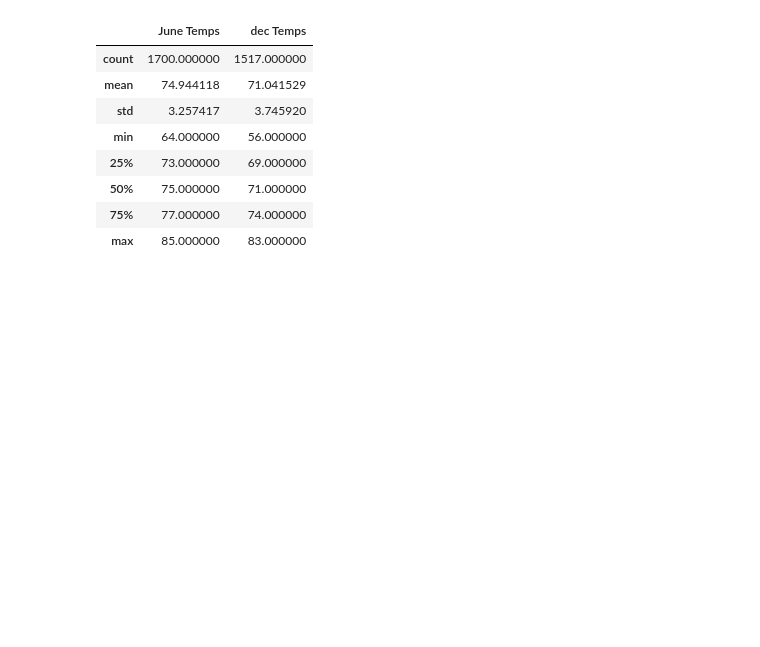
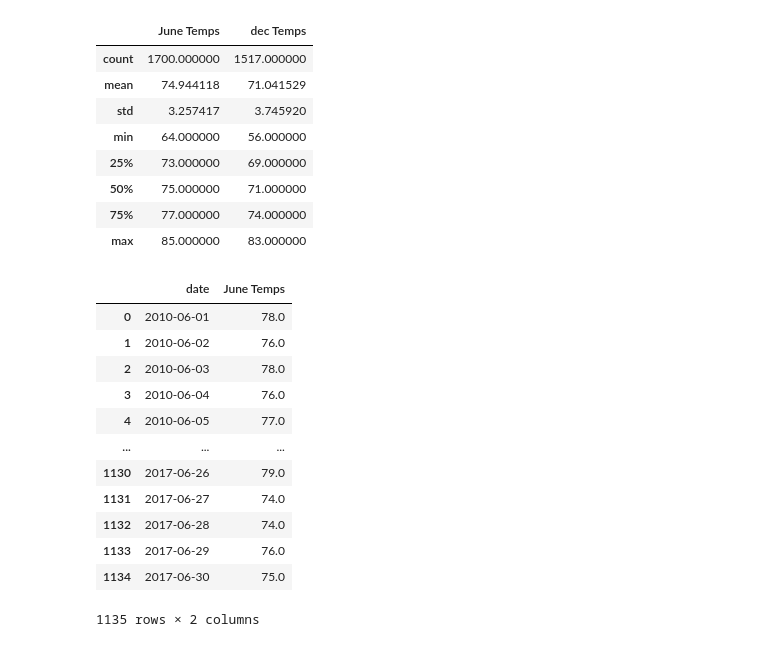
Before and after one commit to RH015/climate_analysis, a Jupyter notebook: SurfsUp_Challenge.ipynb, the cells around one changed output. Cells and saved outputs as stored; diff of their text form; code cells hidden in the pictures; blank space fills up the shorter version.

```diff
--- a/SurfsUp_Challenge.ipynb
+++ b/SurfsUp_Challenge.ipynb
@@ -185,0 +188,17 @@ all_df
+# %%
+june_day_df = pd.DataFrame(june_measurment_day, columns=['date', 'June Temps'])
+june_day_df
+# %% [output]
+|  | date | June Temps |
+| 0 | 2010-06-01 | 78.0 |
+| 1 | 2010-06-02 | 76.0 |
+| 2 | 2010-06-03 | 78.0 |
+| 3 | 2010-06-04 | 76.0 |
+| 4 | 2010-06-05 | 77.0 |
+| ... | ... | ... |
+| 1130 | 2017-06-26 | 79.0 |
+| 1131 | 2017-06-27 | 74.0 |
+| 1132 | 2017-06-28 | 74.0 |
+| 1133 | 2017-06-29 | 76.0 |
+| 1134 | 2017-06-30 | 75.0 |
+1135 rows × 2 columns
```
Also changed, not shown: parts of 5 cells of this notebook.
